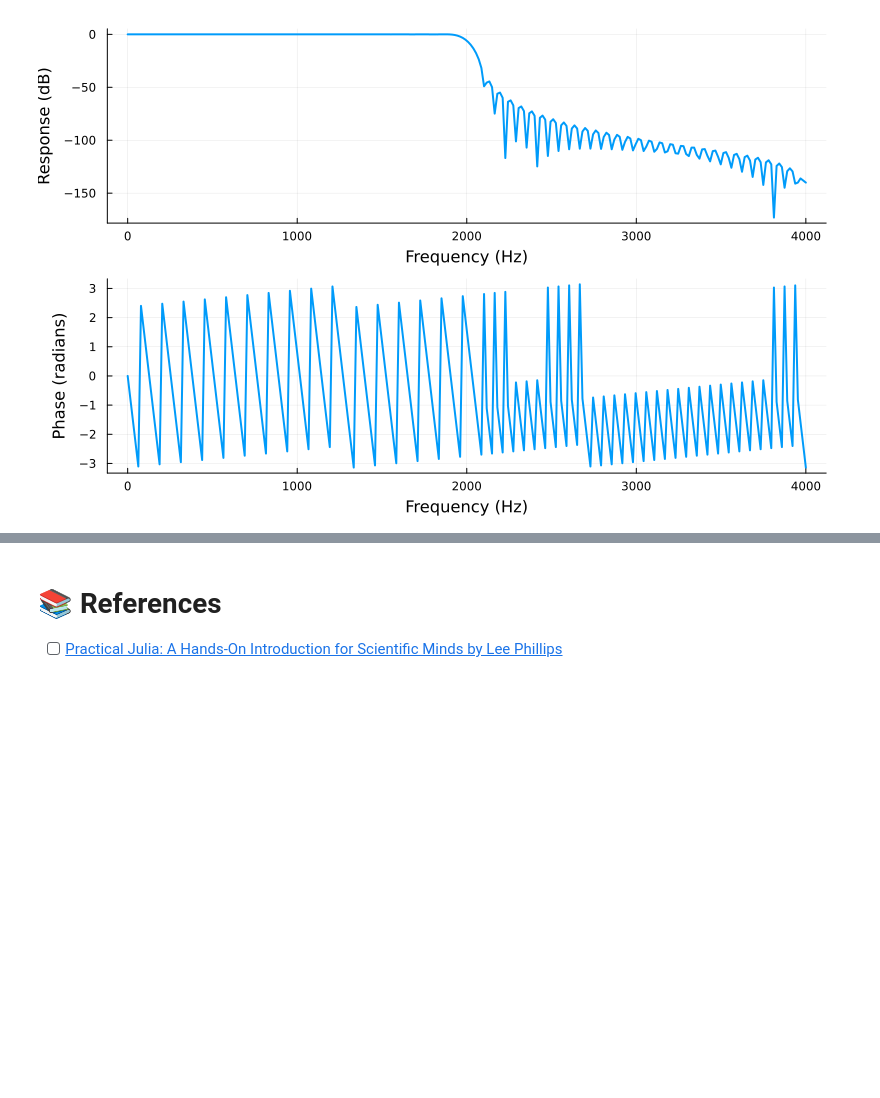
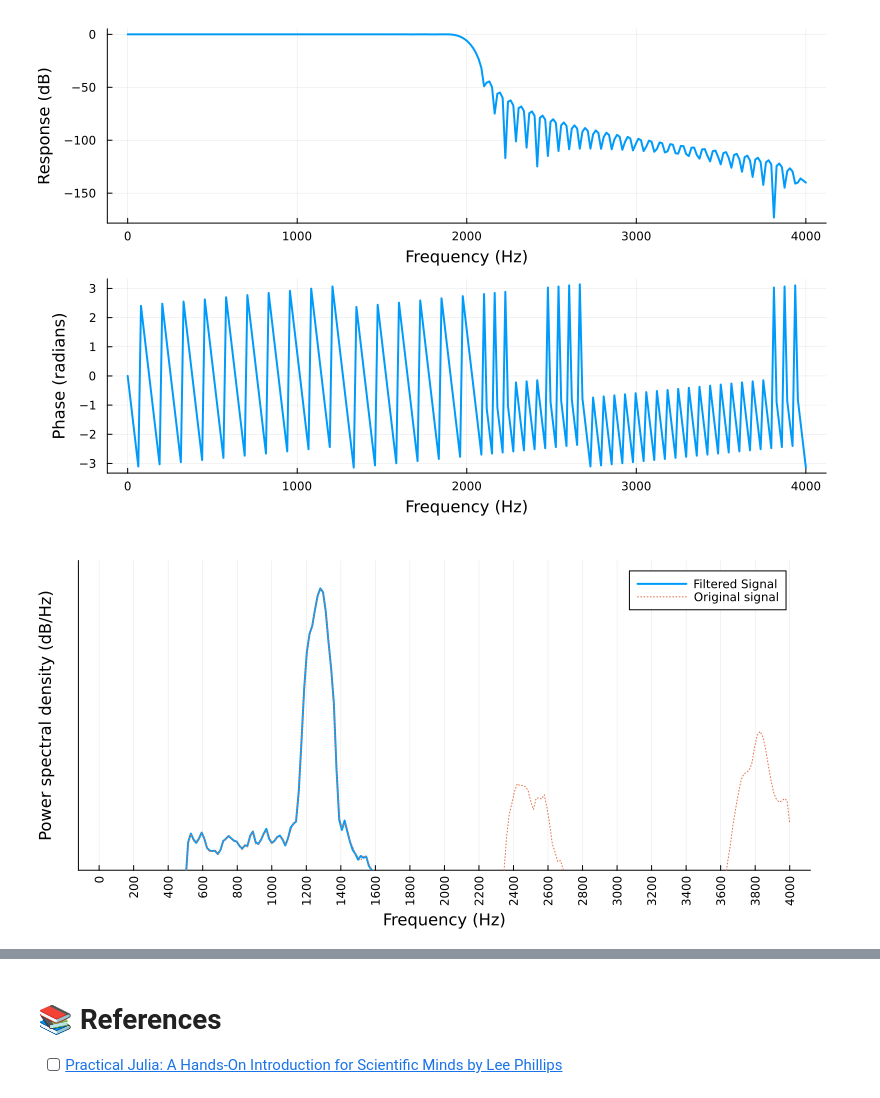
Before and after one commit to setrar/SSP, a Jupyter notebook: Homeworks/tp1/signal.ipynb, the cells around one changed output, grey strips where cells are left out. Drawn from its saved outputs; the diff is of its cells as text; code cells hidden in the pictures; blank space fills up the shorter version.

```diff
--- a/Homeworks/tp1/signal.ipynb
+++ b/Homeworks/tp1/signal.ipynb
@@ -61,3 +61,5 @@ savefig(sp0, "images/sp0.png");
 ### &#x1F3F7; Filtering
 # %% [markdown]
 &#x1F4DD; Making filters with `fir()`
+# %%
+𝑓ₛ = 8kHz
@@ -64,5 +68,5 @@ savefig(sp0, "images/sp0.png");
 # %%
 # Constructing a low-pass filter
-lpf = fir(127, 0, 2kHz; fs=8kHz);
+lpf = fir(127, 0, 2kHz; fs=𝑓ₛ);
 # %%
 # Frequency reponse of a low-pass filter
@@ -70,2 +74,4 @@ plotfreqresp(lpf; fs=8000, linewidth=2    , size = (800, 500))
 # %% [output]
 [figure]
+# %%
+cfpo_lp = sfilt(lpf, cfpo[1:nframes(cfpo)]);
@@ -71,0 +80,11 @@ plotfreqresp(lpf; fs=8000, linewidth=2    , size = (800, 500))
+# %%
+psd(cfpo_lp;
+    linewidth=2,label="Filtered Signal", legend=true
+    , size = (800,400)
+)
+psd!(cfpo;
+    ls=:dot, ticks=0:200:4000, xrot=90
+    , label="Original signal", legend=true, margin=5mm
+)
+# %% [output]
+[figure, added]
```
Also changed, not shown: parts of 5 cells of this notebook, 1 other file.
